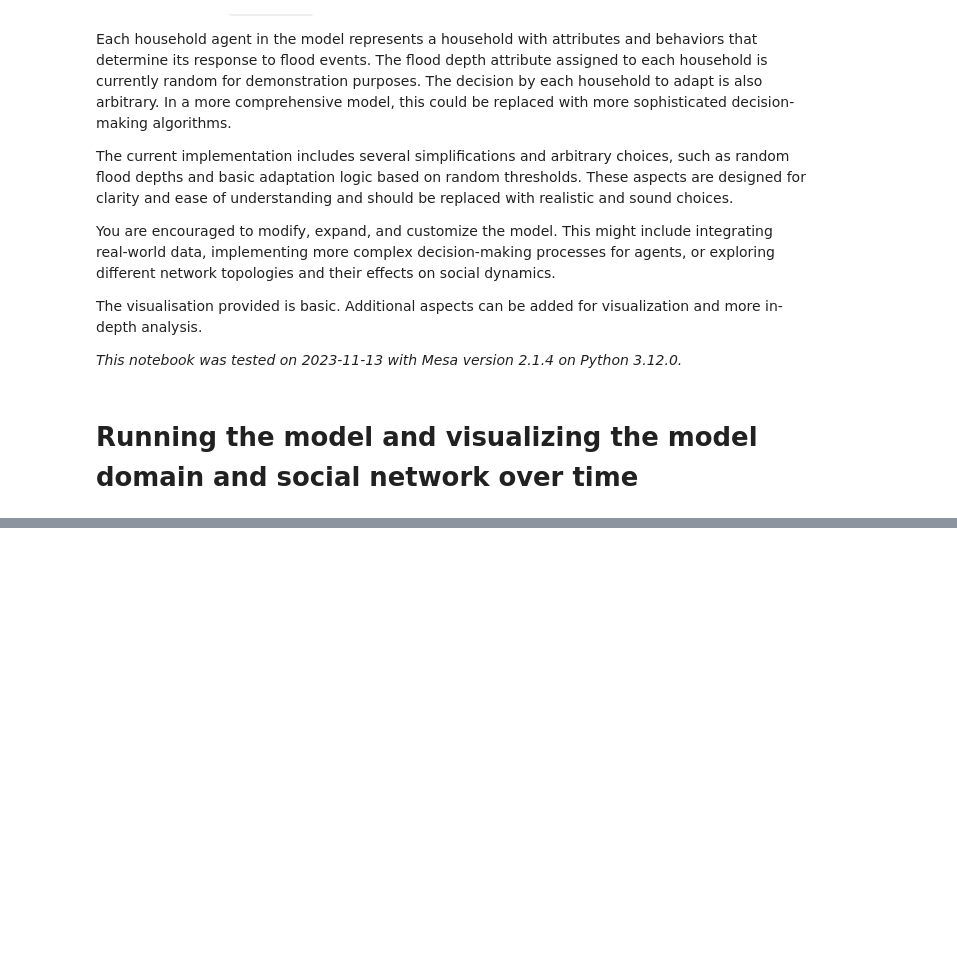
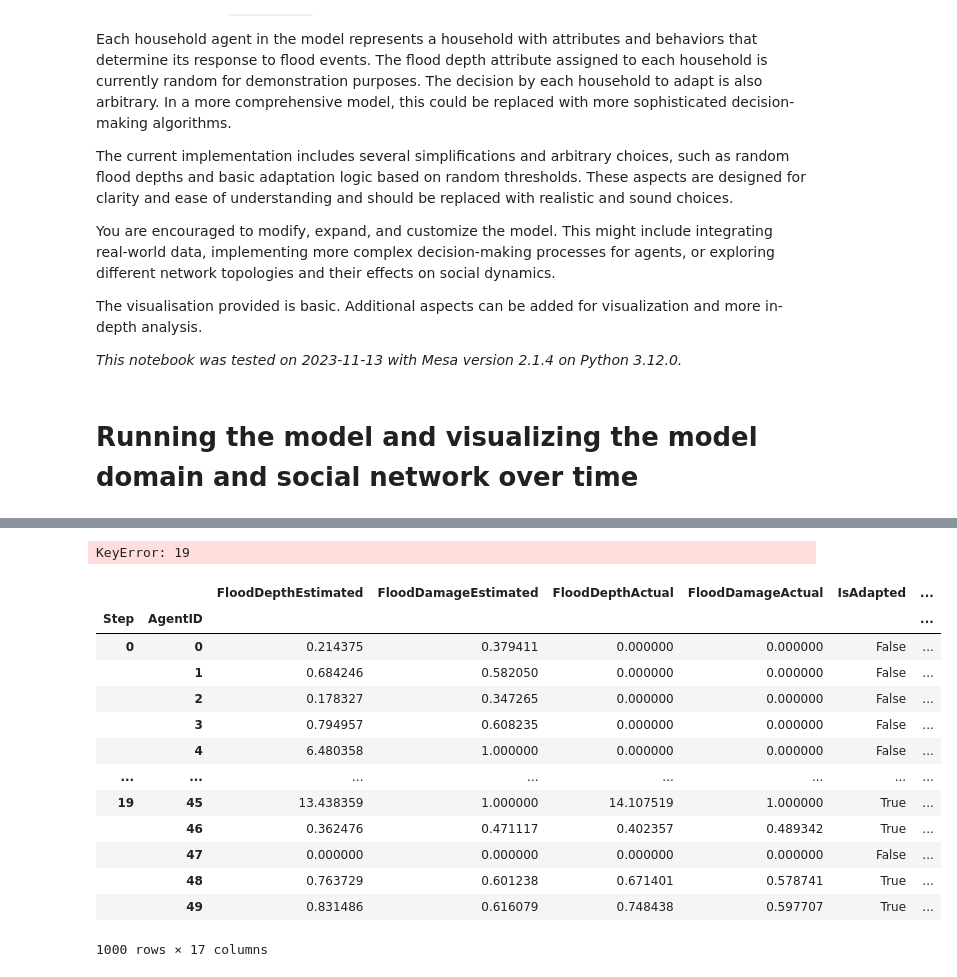
Before and after one commit to thomaslautenb/ABM, a Jupyter notebook: base_model_group1/base_model_mesa/model/demo.ipynb, the cells around one changed output, grey strips where cells are left out. Drawn from its saved outputs; the diff is of its cells as text; code cells hidden in the pictures; blank space fills up the shorter version.

```diff
--- a/base_model_group1/base_model_mesa/model/demo.ipynb
+++ b/base_model_group1/base_model_mesa/model/demo.ipynb
@@ -101,3 +101,24 @@ max        59.043370
 Name: Age, dtype: float64
+# %%
+agent_data.groupby(by=tep)['Self_Adaption'].sum()
+# %% [output]
+KeyError: 19
+# %%
+agent_data
+# %% [output]
+|  |  | FloodDepthEstimated | FloodDamageEstimated | FloodDepthActual | FloodDamageActual | IsAdapted | ... |
+| Step | AgentID |  |  |  |  |  | ... |
+| 0 | 0 | 0.214375 | 0.379411 | 0.000000 | 0.000000 | False | ... |
+|  | 1 | 0.684246 | 0.582050 | 0.000000 | 0.000000 | False | ... |
+|  | 2 | 0.178327 | 0.347265 | 0.000000 | 0.000000 | False | ... |
+|  | 3 | 0.794957 | 0.608235 | 0.000000 | 0.000000 | False | ... |
+|  | 4 | 6.480358 | 1.000000 | 0.000000 | 0.000000 | False | ... |
+| ... | ... | ... | ... | ... | ... | ... | ... |
+| 19 | 45 | 13.438359 | 1.000000 | 14.107519 | 1.000000 | True | ... |
+|  | 46 | 0.362476 | 0.471117 | 0.402357 | 0.489342 | True | ... |
+|  | 47 | 0.000000 | 0.000000 | 0.000000 | 0.000000 | False | ... |
+|  | 48 | 0.763729 | 0.601238 | 0.671401 | 0.578741 | True | ... |
+|  | 49 | 0.831486 | 0.616079 | 0.748438 | 0.597707 | True | ... |
+1000 rows × 17 columns
 # %%
 #last round Adaptation measurements: (step19)
```
Also changed, not shown: parts of 11 cells of this notebook, 2 other files.
